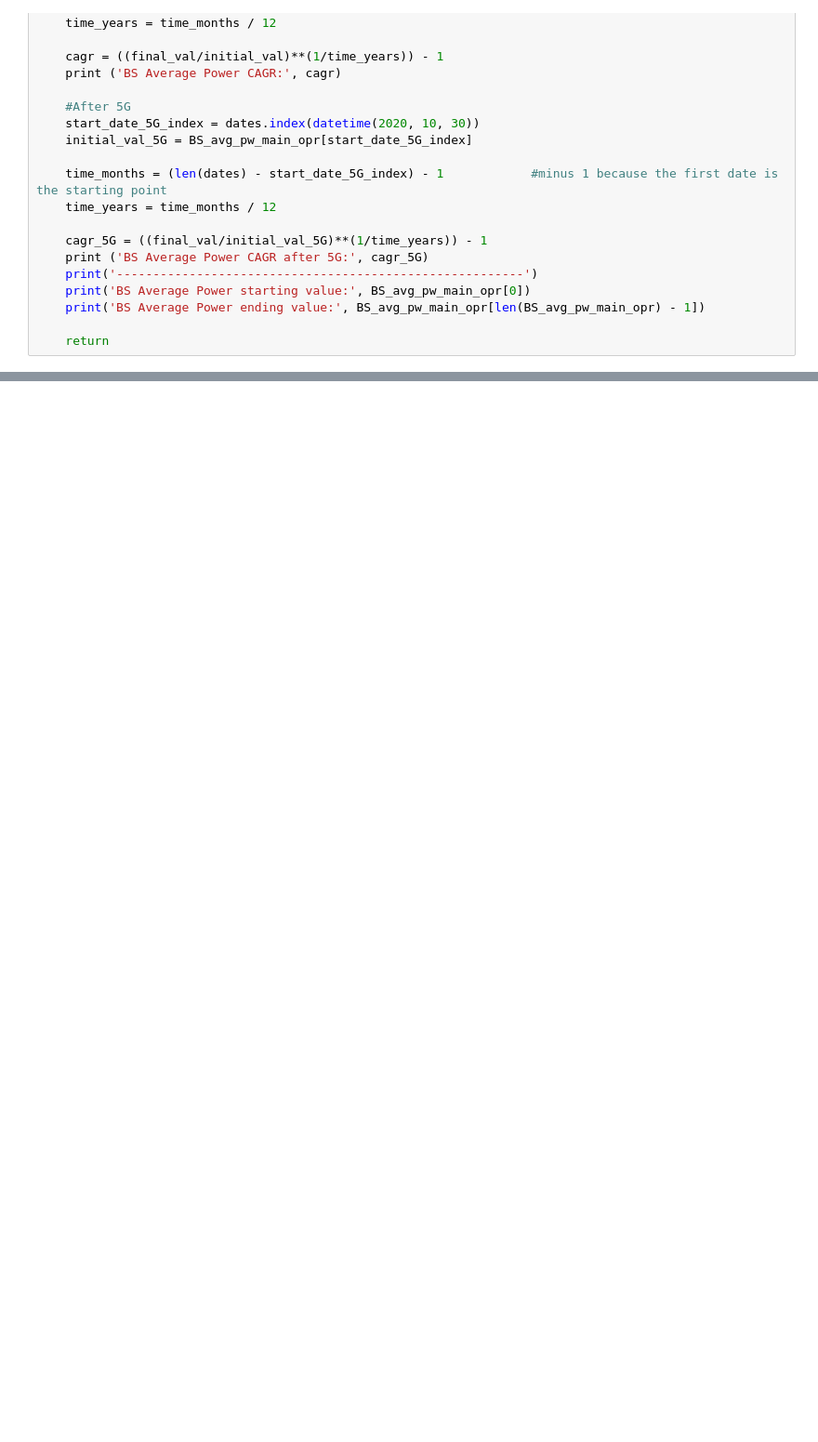
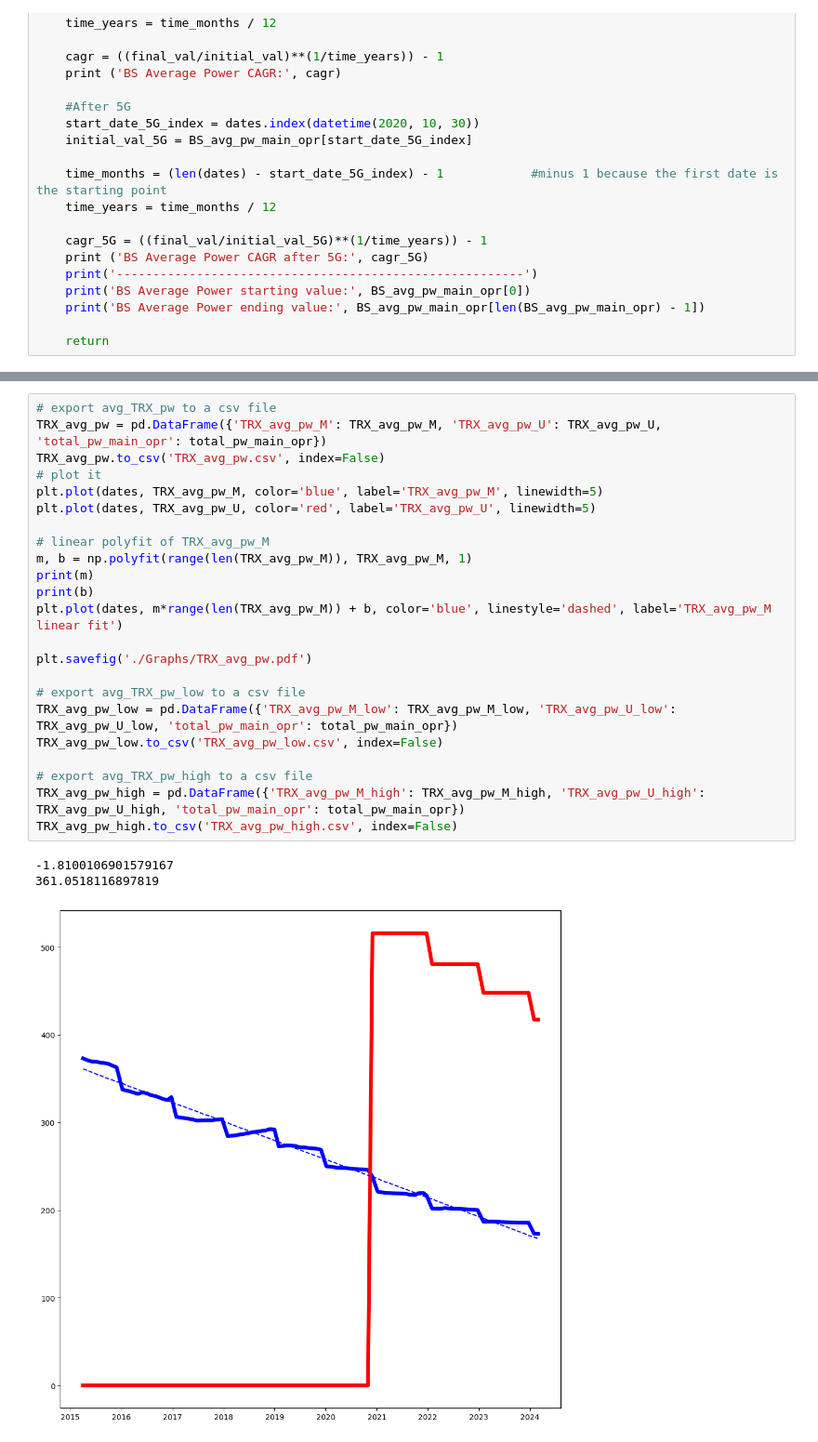
Before and after one commit to TheEaterr/ANFR_Dataset_Processing_Codes, a Jupyter notebook: Power_Consumption_Analysis.ipynb, the cells around one changed output, grey strips where cells are left out. Shown at 93% size. Cells and saved outputs as stored; diff of their text form; blank space fills up the shorter version.

```diff
--- a/Power_Consumption_Analysis.ipynb
+++ b/Power_Consumption_Analysis.ipynb
@@ -757,3 +891,30 @@ for file in processed_files:
+# %%
+# export avg_TRX_pw to a csv file
+TRX_avg_pw = pd.DataFrame({'TRX_avg_pw_M': TRX_avg_pw_M, 'TRX_avg_pw_U': TRX_avg_pw_U, 'total_pw_main_opr': total_pw_main_opr})
+TRX_avg_pw.to_csv('TRX_avg_pw.csv', index=False)
+# plot it
+plt.plot(dates, TRX_avg_pw_M, color='blue', label='TRX_avg_pw_M', linewidth=5)
+plt.plot(dates, TRX_avg_pw_U, color='red', label='TRX_avg_pw_U', linewidth=5)
+
+# linear polyfit of TRX_avg_pw_M
+m, b = np.polyfit(range(len(TRX_avg_pw_M)), TRX_avg_pw_M, 1)
+print(m)
+print(b)
+plt.plot(dates, m*range(len(TRX_avg_pw_M)) + b, color='blue', linestyle='dashed', label='TRX_avg_pw_M linear fit')
+
+plt.savefig('./Graphs/TRX_avg_pw.pdf')
+
+# export avg_TRX_pw_low to a csv file
+TRX_avg_pw_low = pd.DataFrame({'TRX_avg_pw_M_low': TRX_avg_pw_M_low, 'TRX_avg_pw_U_low': TRX_avg_pw_U_low, 'total_pw_main_opr': total_pw_main_opr})
+TRX_avg_pw_low.to_csv('TRX_avg_pw_low.csv', index=False)
+
+# export avg_TRX_pw_high to a csv file
+TRX_avg_pw_high = pd.DataFrame({'TRX_avg_pw_M_high': TRX_avg_pw_M_high, 'TRX_avg_pw_U_high': TRX_avg_pw_U_high, 'total_pw_main_opr': total_pw_main_opr})
+TRX_avg_pw_high.to_csv('TRX_avg_pw_high.csv', index=False)
+# %% [output]
+-1.8100106901579167
+361.0518116897819
+[figure, added]
 # %%
 plot_pw_per_tech_timeseries(dates, total_pw_main_opr, total_BS_pw_2G, total_BS_pw_3G, total_BS_pw_4G, total_BS_pw_5G,
                             total_BS_pw_2G_3G, total_BS_pw_2G_3G_4G, total_BS_pw_2G_3G_4G_5G, total_BS_pw_3G_4G,
```
Also changed, not shown: parts of 16 cells of this notebook, 10 other files.
